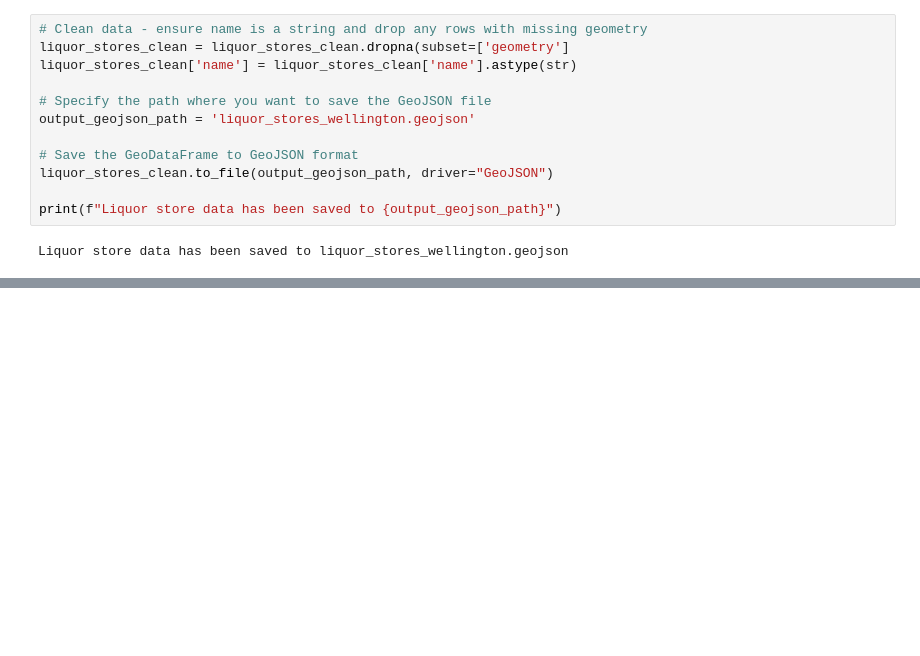
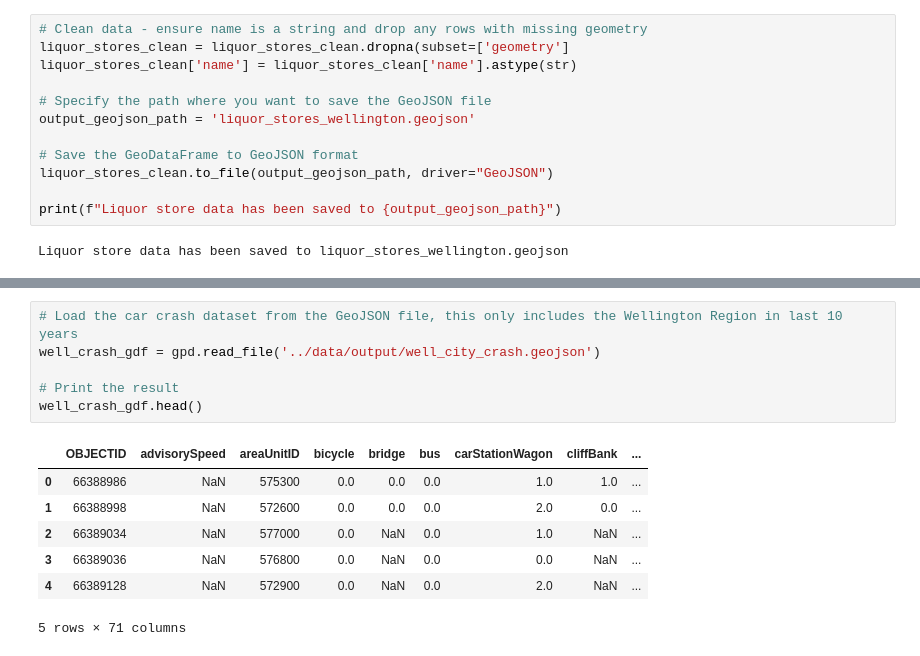
Before and after one commit to DarioDang/wellington-crash-modelling, a Jupyter notebook: scripts/01_liquor_store_location.ipynb, the cells around one changed output, grey strips where cells are left out. Cells and saved outputs as stored; diff of their text form; blank space fills up the shorter version.

```diff
--- a/scripts/01_liquor_store_location.ipynb
+++ b/scripts/01_liquor_store_location.ipynb
@@ -47,0 +55,14 @@ Liquor store data has been saved to liquor_stores_wellington.geojson
+# %%
+# Load the car crash dataset from the GeoJSON file, this only includes the Wellington Region in last 10 years
+well_crash_gdf = gpd.read_file('../data/output/well_city_crash.geojson')
+
+# Print the result
+well_crash_gdf.head()
+# %% [output]
+|  | OBJECTID | advisorySpeed | areaUnitID | bicycle | bridge | bus | carStationWagon | cliffBank | ... |
+| 0 | 66388986 | NaN | 575300 | 0.0 | 0.0 | 0.0 | 1.0 | 1.0 | ... |
+| 1 | 66388998 | NaN | 572600 | 0.0 | 0.0 | 0.0 | 2.0 | 0.0 | ... |
+| 2 | 66389034 | NaN | 577000 | 0.0 | NaN | 0.0 | 1.0 | NaN | ... |
+| 3 | 66389036 | NaN | 576800 | 0.0 | NaN | 0.0 | 0.0 | NaN | ... |
+| 4 | 66389128 | NaN | 572900 | 0.0 | NaN | 0.0 | 2.0 | NaN | ... |
+5 rows × 71 columns
```
Also changed, not shown: parts of 9 cells of this notebook, 2 other files.
